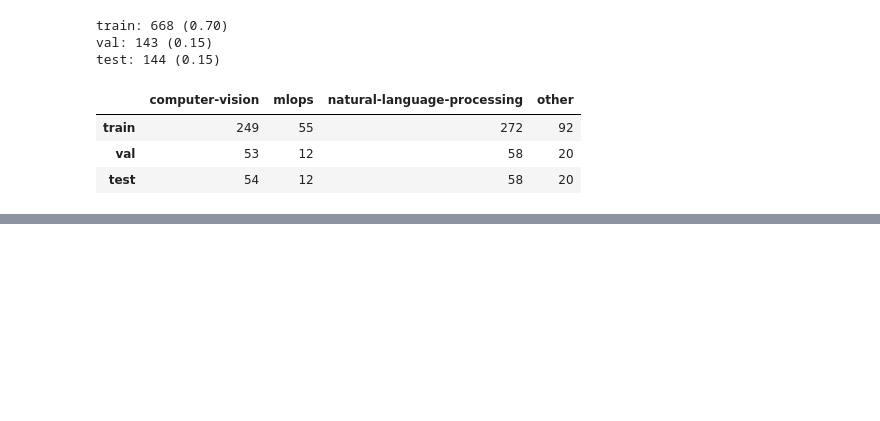
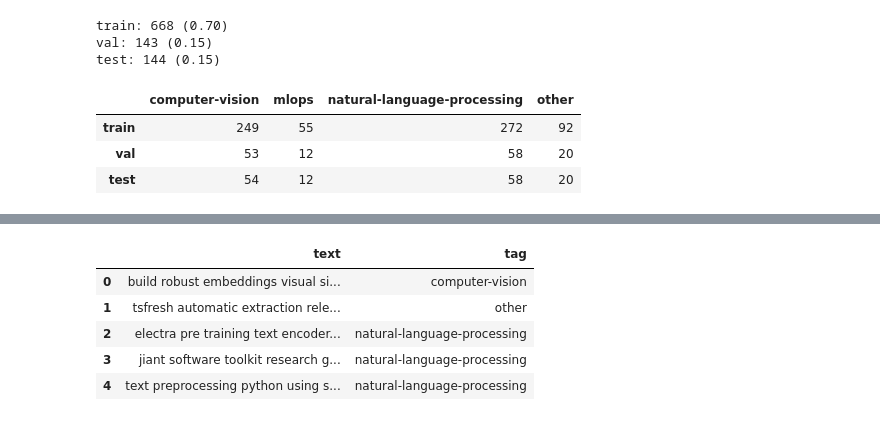
Before and after one commit to mukul74/DailyPractise, a Jupyter notebook: MLops/Project1.ipynb, the cells around one changed output, grey strips where cells are left out. Cells and saved outputs as stored; diff of their text form; code cells hidden in the pictures; blank space fills up the shorter version.

```diff
--- a/MLops/Project1.ipynb
+++ b/MLops/Project1.ipynb
@@ -440,0 +492,9 @@ pd.DataFrame({
+# %%
+test_df.head()
+# %% [output]
+|  | text | tag |
+| 0 | build robust embeddings visual si... | computer-vision |
+| 1 | tsfresh automatic extraction rele... | other |
+| 2 | electra pre training text encoder... | natural-language-processing |
+| 3 | jiant software toolkit research g... | natural-language-processing |
+| 4 | text preprocessing python using s... | natural-language-processing |
```
Also changed, not shown: parts of 6 cells of this notebook.
